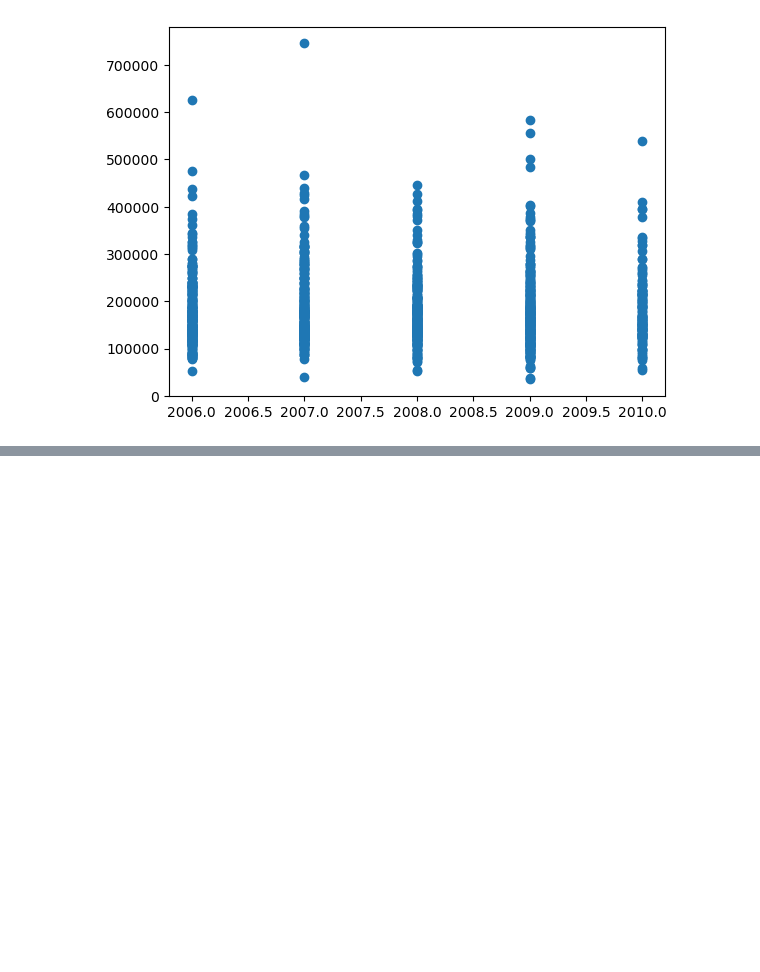
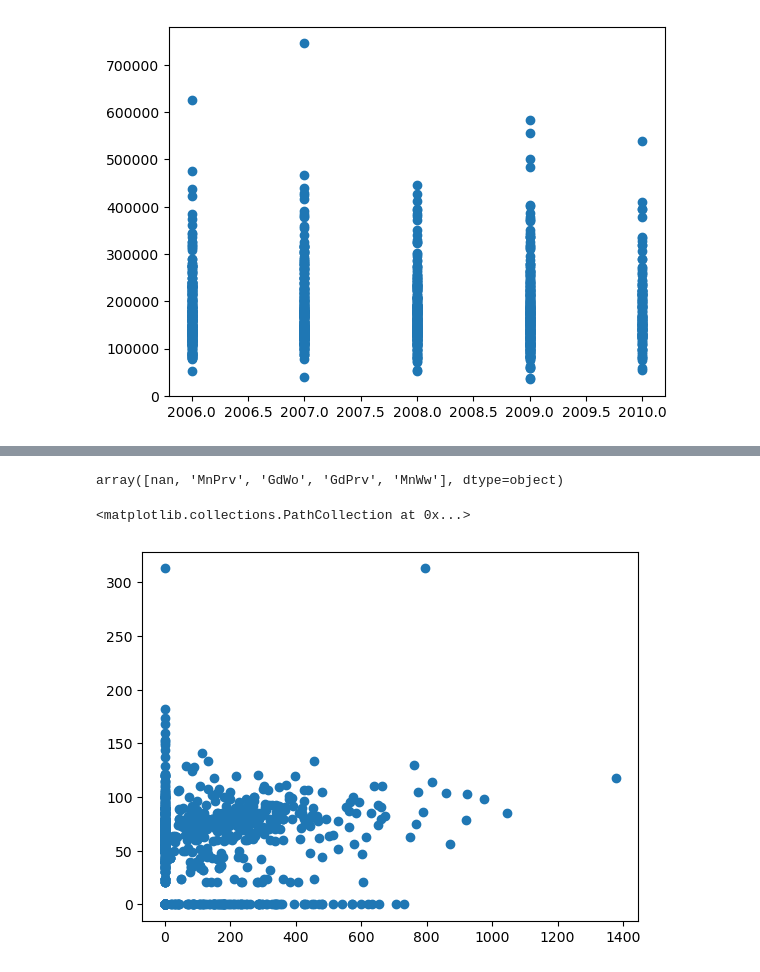
Before and after one commit to felixfaruix/kaggle-competitions, a Jupyter notebook: notebooks/HousePrices/house_prices_regression.ipynb, the cells around one changed output, grey strips where cells are left out. Cells and saved outputs as stored; diff of their text form; code cells hidden in the pictures; blank space fills up the shorter version.

Commit message:
fillna + dropping features

```diff
--- a/notebooks/HousePrices/house_prices_regression.ipynb
+++ b/notebooks/HousePrices/house_prices_regression.ipynb
@@ -348,0 +380,13 @@ plt.scatter(x="YrSold", y="SalePrice", data=train_data)
+# %%
+train_data["Fence"].unique()
+# %% [output]
+array([nan, 'MnPrv', 'GdWo', 'GdPrv', 'MnWw'], dtype=object)
+# %%
+train_data["GarageCond"] = train_data["GarageCond"].fillna("None")
+# %%
+train_data["MasVnrArea"] = pd.read_csv("data/train.csv", usecols=["MasVnrArea"])["MasVnrArea"]
+# %%
+plt.scatter(x="MasVnrArea", y="LotFrontage", data=train_data)
+# %% [output]
+<matplotlib.collections.PathCollection at 0x...>
+[figure, added]
```
Also changed, not shown: parts of 9 cells of this notebook.
